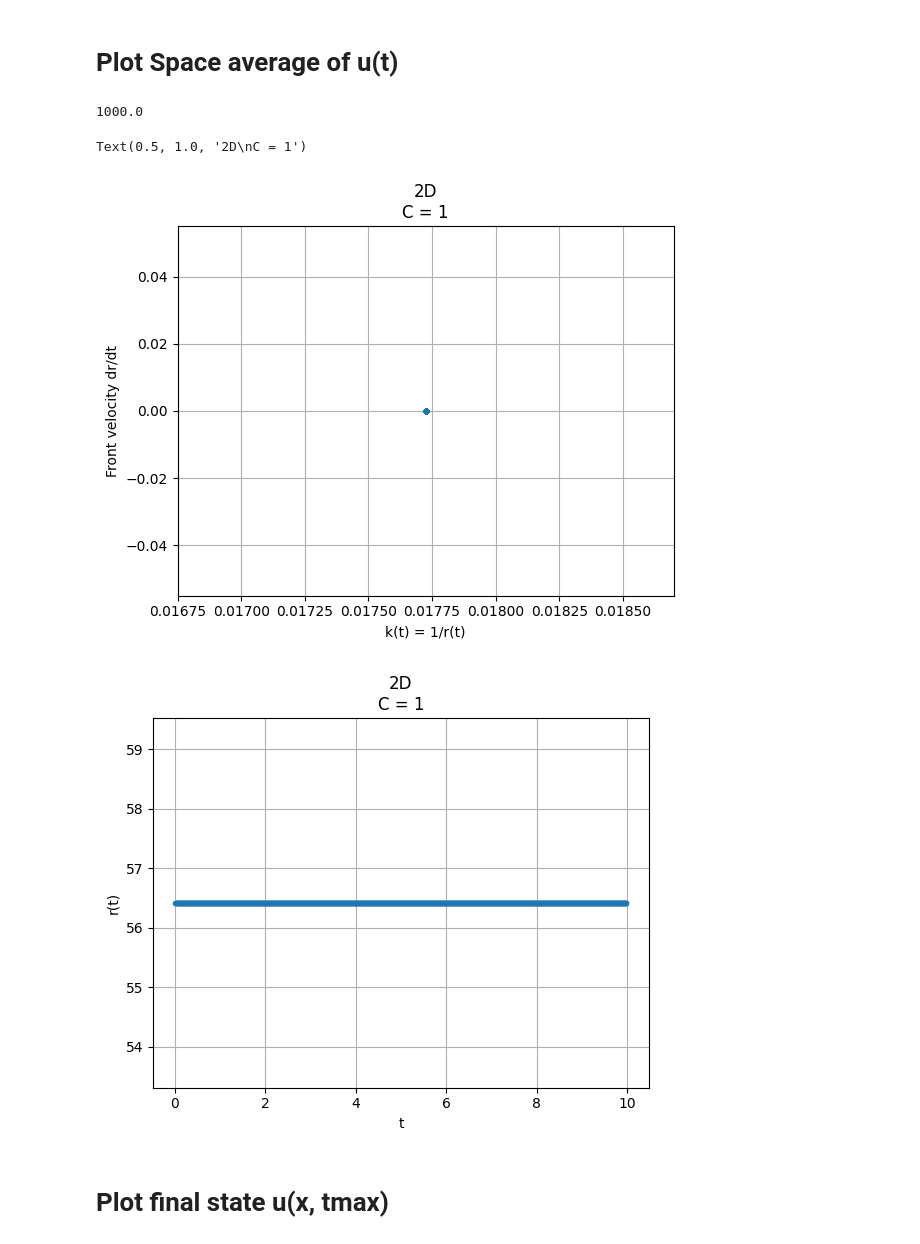
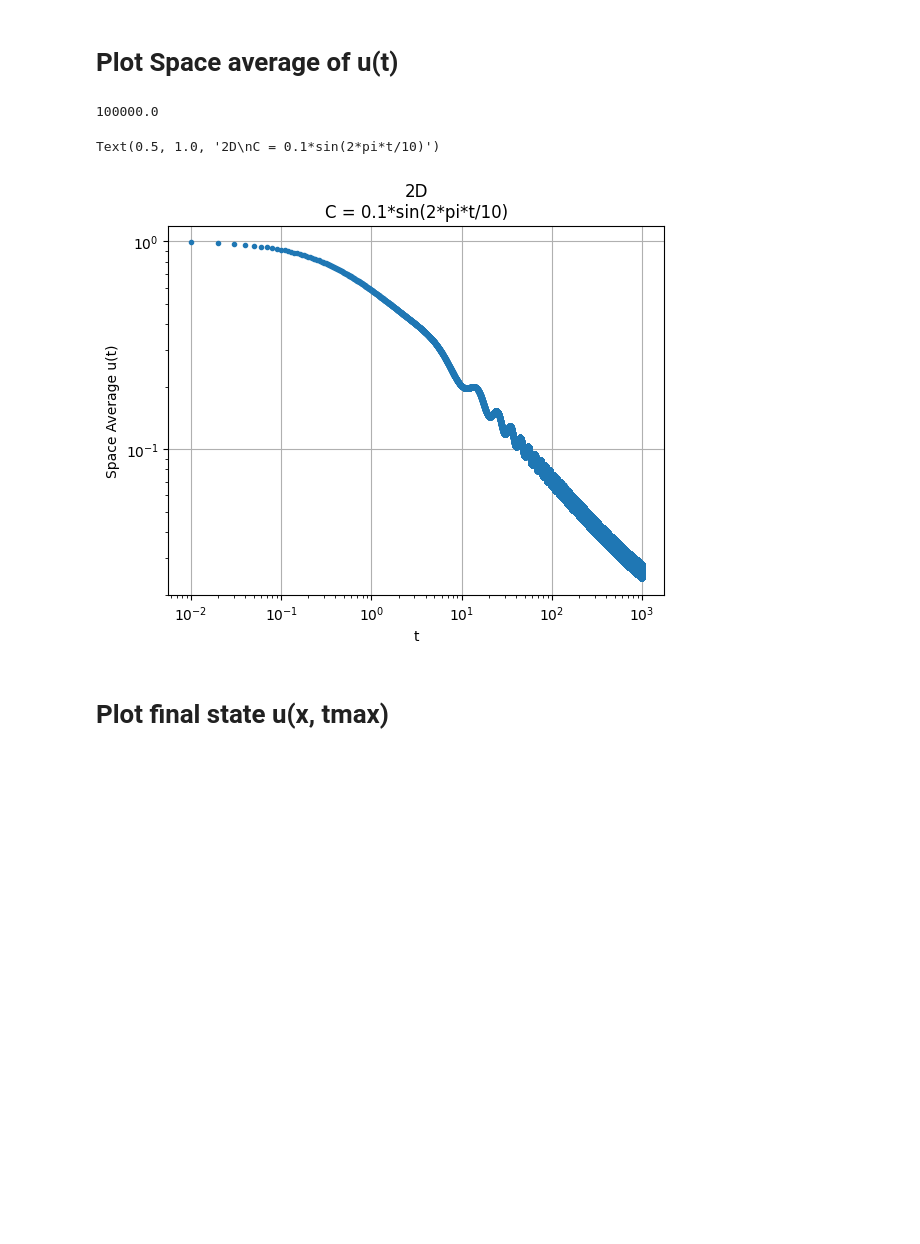
Before and after one commit to suanno/stage2, a Jupyter notebook: codes_tdgl/2D/plot/rapid plot.ipynb, the cells around one changed output. Cells and saved outputs as stored; diff of their text form; code cells hidden in the pictures; blank space fills up the shorter version.

```diff
--- a/codes_tdgl/2D/plot/rapid plot.ipynb
+++ b/codes_tdgl/2D/plot/rapid plot.ipynb
@@ -9,43 +9,43 @@ import time
 # Plot Space average of u(t)
 # %%
 dt = 0.01
-tspan = 10
+tspan = 1000
 tspan/dt
 # %% [output]
-1000.0
+100000.0
 # %%
 dx = 0.1
 L = 100
 # %%
 f = open("../fileAveout.dat", "r")
 N = int(round(tspan/dt))
 tt = np.zeros(N)
 ave = np.zeros(N)
 
 i = 0
 for row in f:
     a, b = row.split(" ")
     tt[i] = float(a)
     ave[i] = float(b)
     i = i + 1
 
 ns = np.arange(0,i)
-#ts = np.arange(0, i, int(T/dt))
+T = 10
+#ns = np.arange(0, i, int(T/dt))
 
 # Motion by curvature
 fig, ax = plt.subplots()
-ax.plot(tt[ns], ave[ns],'.')
+ax.loglog(tt[ns], ave[ns],'.')
 #plt.ylim(0)
 
-ax.set_xlabel("k(t) = 1/r(t)")
-ax.set_ylabel("Front velocity dr/dt")
+ax.set_xlabel("t")
+ax.set_ylabel("Space Average u(t)")
 #plt.yscale("linear")
 ax.grid()
-ax.set_title("2D\nC = 1")
+ax.set_title("2D\nC = 0.1*sin(2*pi*t/10)")
 # %% [output]
-Text(0.5, 1.0, '2D\nC = 1')
+Text(0.5, 1.0, '2D\nC = 0.1*sin(2*pi*t/10)')
-[figure, old version]
+[figure, new version]
-[figure, removed]
 # %% [markdown]
 # Plot final state u(x, tmax)
 # %%
```
Also changed, not shown: parts of 1 cell of this notebook, 13 other files.
